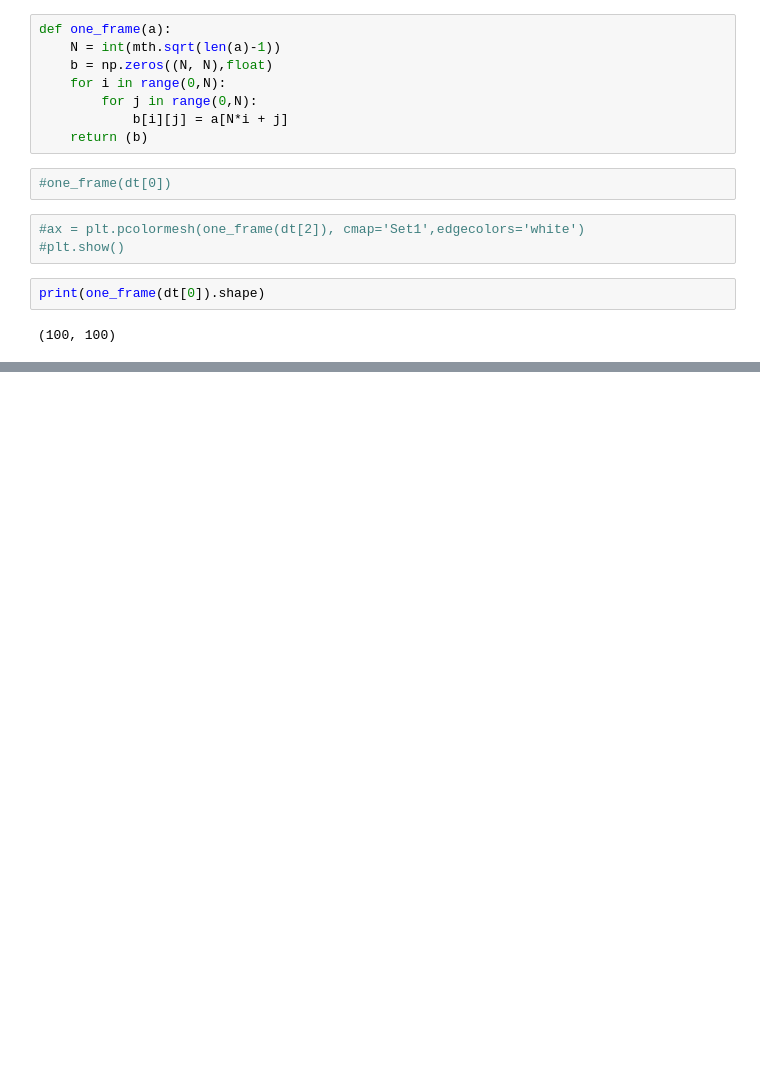
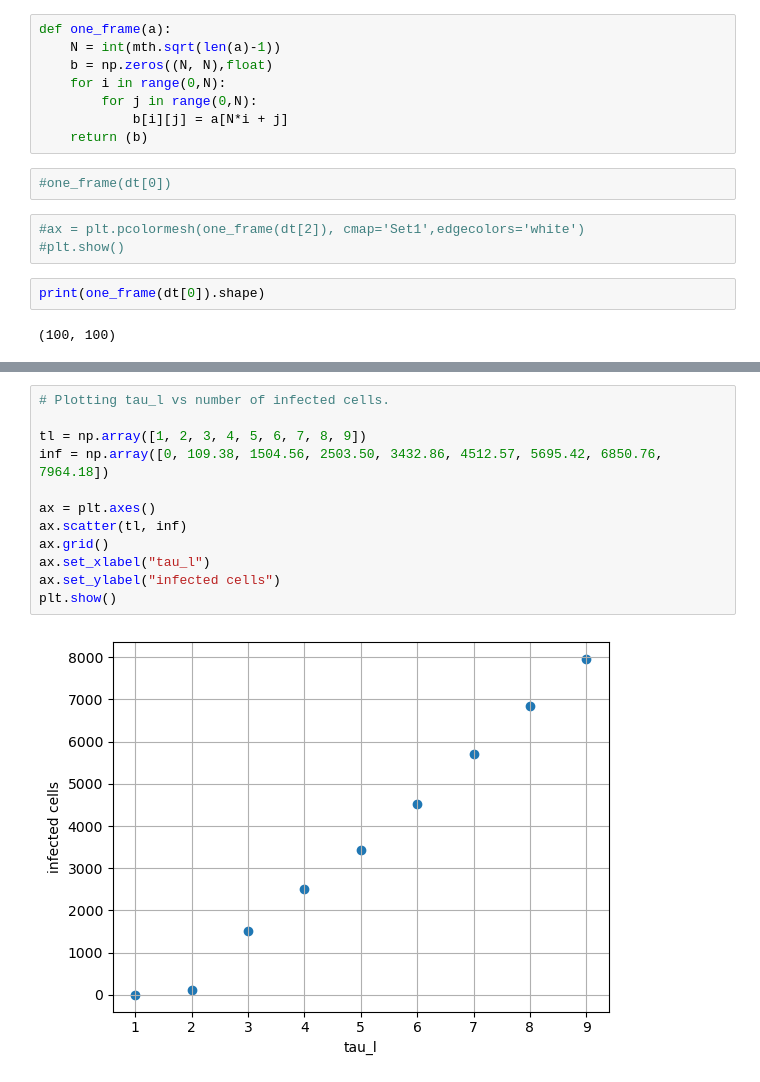
Before and after one commit to sdpmrya/IDC621-Term-paper-1, a Jupyter notebook: Plotting and analysis.ipynb, the cells around one changed output, grey strips where cells are left out. Saved outputs shown, nothing was run; the diff lists cells and outputs as text; blank space fills up the shorter version.

```diff
--- a/Plotting and analysis.ipynb
+++ b/Plotting and analysis.ipynb
@@ -114,3 +114,17 @@ plt.show()
+# %%
+# Plotting tau_l vs number of infected cells.
+
+tl = np.array([1, 2, 3, 4, 5, 6, 7, 8, 9])
+inf = np.array([0, 109.38, 1504.56, 2503.50, 3432.86, 4512.57, 5695.42, 6850.76, 7964.18])
+
+ax = plt.axes()
+ax.scatter(tl, inf)
+ax.grid()
+ax.set_xlabel("tau_l")
+ax.set_ylabel("infected cells")
+plt.show()
+# %% [output]
+[figure, added]
 # %%
 # Srujith's plotting animation method
 
```
Also changed, not shown: parts of 4 cells of this notebook, 14 other files.
